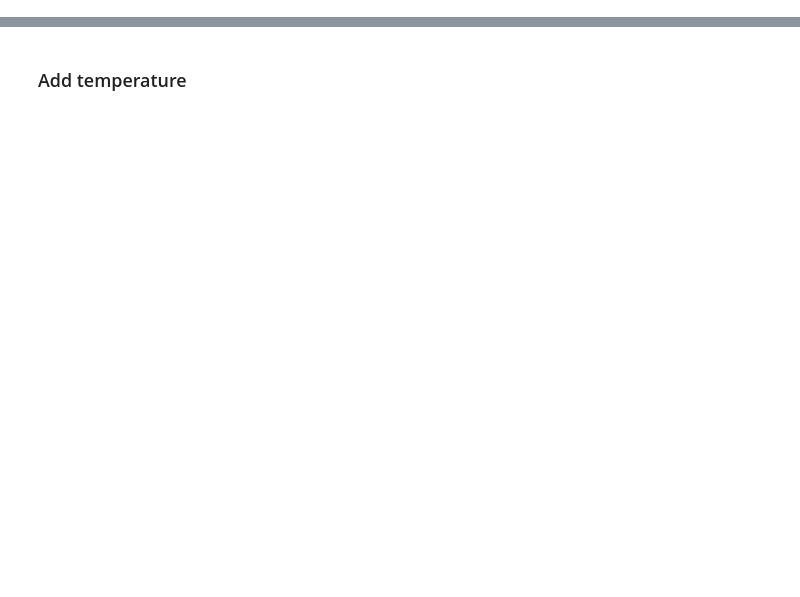
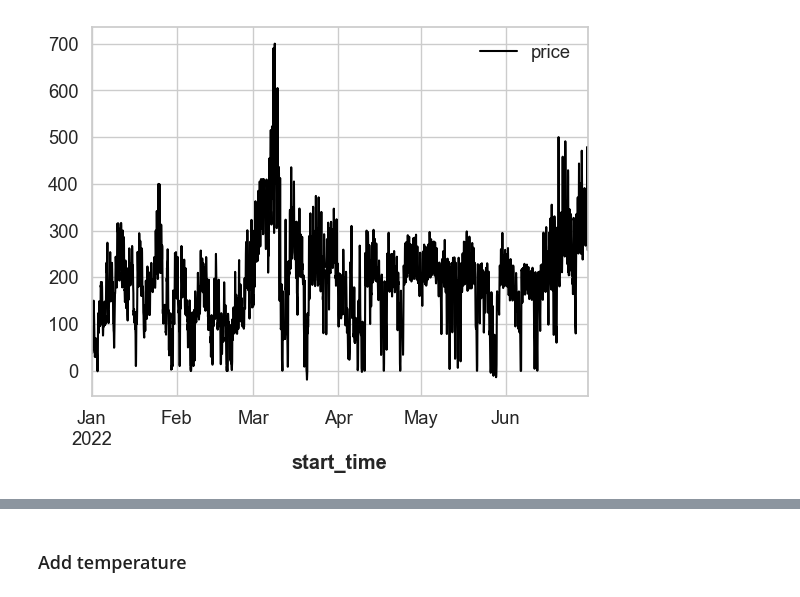
Before and after one commit to matt-lvk/energy_market_toymodel, a Jupyter notebook: forecasting.ipynb, the cells around one changed output, grey strips where cells are left out. Drawn from its saved outputs; the diff is of its cells as text; code cells hidden in the pictures; blank space fills up the shorter version.

```diff
--- a/forecasting.ipynb
+++ b/forecasting.ipynb
@@ -31,8 +32,5 @@ day_price_df.rename(columns={
 day_price_df['start_time'] = pd.to_datetime(day_price_df['start_time'], format='%d.%m.%Y %H:%M')
 day_price_ts = day_price_df.set_index('start_time')
 
-day_price_df[day_price_df['price'].isna()]
-
-# Use the function
-missing_row = du.show_nrows_around_nan(day_price_df, 'price', 5)
+day_price_ts.plot()
 # %% [output]
@@ -52,0 +38 @@ NaN at index 2042:
+[figure, added]
```
Also changed, not shown: parts of 31 cells of this notebook, 8 other files.
